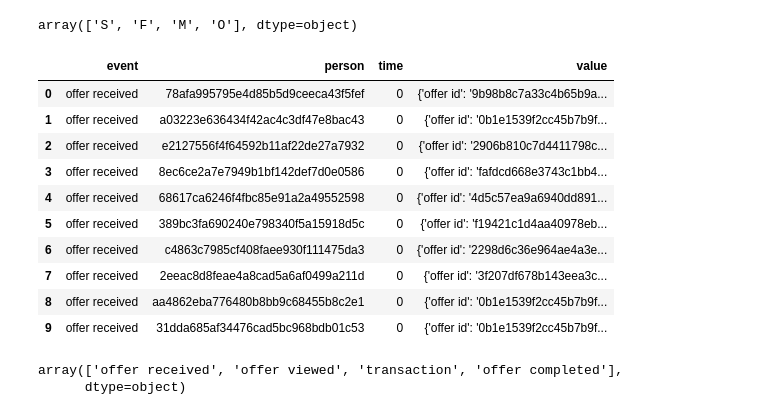
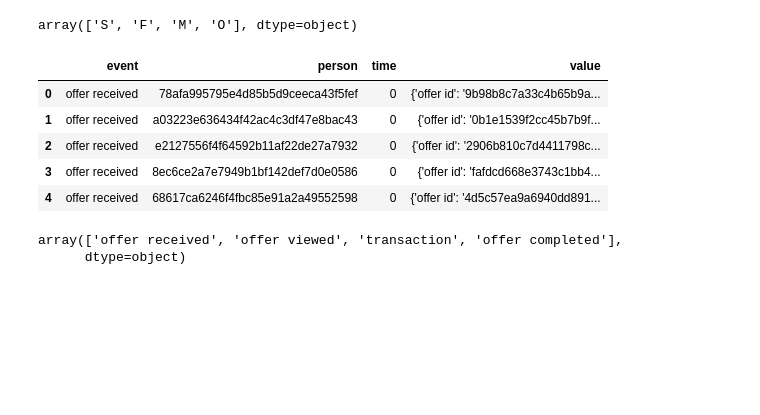
Before and after one commit to Kusainov/funksvd-starbucks, a Jupyter notebook: Starbucks_Capstone_notebook.ipynb, the cells around one changed output. Cells and saved outputs as stored; diff of their text form; code cells hidden in the pictures; blank space fills up the shorter version.

```diff
--- a/Starbucks_Capstone_notebook.ipynb
+++ b/Starbucks_Capstone_notebook.ipynb
@@ -808,20 +943,16 @@ dtype: int64
 profile['gender'].unique ()
 # %% [output]
 array(['S', 'F', 'M', 'O'], dtype=object)
-# %%
-transcript.head (n=10)
-# %% [output]
-|  | event | person | time | value |
-| 0 | offer received | 78afa995795e4d85b5d9ceeca43f5fef | 0 | {'offer id': '9b98b8c7a33c4b65b9a... |
-| 1 | offer received | a03223e636434f42ac4c3df47e8bac43 | 0 | {'offer id': '0b1e1539f2cc45b7b9f... |
-| 2 | offer received | e2127556f4f64592b11af22de27a7932 | 0 | {'offer id': '2906b810c7d4411798c... |
-| 3 | offer received | 8ec6ce2a7e7949b1bf142def7d0e0586 | 0 | {'offer id': 'fafdcd668e3743c1bb4... |
-| 4 | offer received | 68617ca6246f4fbc85e91a2a49552598 | 0 | {'offer id': '4d5c57ea9a6940dd891... |
-| 5 | offer received | 389bc3fa690240e798340f5a15918d5c | 0 | {'offer id': 'f19421c1d4aa40978eb... |
-| 6 | offer received | c4863c7985cf408faee930f111475da3 | 0 | {'offer id': '2298d6c36e964ae4a3e... |
-| 7 | offer received | 2eeac8d8feae4a8cad5a6af0499a211d | 0 | {'offer id': '3f207df678b143eea3c... |
-| 8 | offer received | aa4862eba776480b8bb9c68455b8c2e1 | 0 | {'offer id': '0b1e1539f2cc45b7b9f... |
-| 9 | offer received | 31dda685af34476cad5bc968bdb01c53 | 0 | {'offer id': '0b1e1539f2cc45b7b9f... |
+# %%
+#now let's verify transcript
+transcript.head (n=5)
+# %% [output]
+|  | event | person | time | value |
+| 0 | offer received | 78afa995795e4d85b5d9ceeca43f5fef | 0 | {'offer id': '9b98b8c7a33c4b65b9a... |
+| 1 | offer received | a03223e636434f42ac4c3df47e8bac43 | 0 | {'offer id': '0b1e1539f2cc45b7b9f... |
+| 2 | offer received | e2127556f4f64592b11af22de27a7932 | 0 | {'offer id': '2906b810c7d4411798c... |
+| 3 | offer received | 8ec6ce2a7e7949b1bf142def7d0e0586 | 0 | {'offer id': 'fafdcd668e3743c1bb4... |
+| 4 | offer received | 68617ca6246f4fbc85e91a2a49552598 | 0 | {'offer id': '4d5c57ea9a6940dd891... |
 # %%
 transcript ['event'].unique ()
 # %% [output]
```
Also changed, not shown: parts of 64 cells of this notebook.
